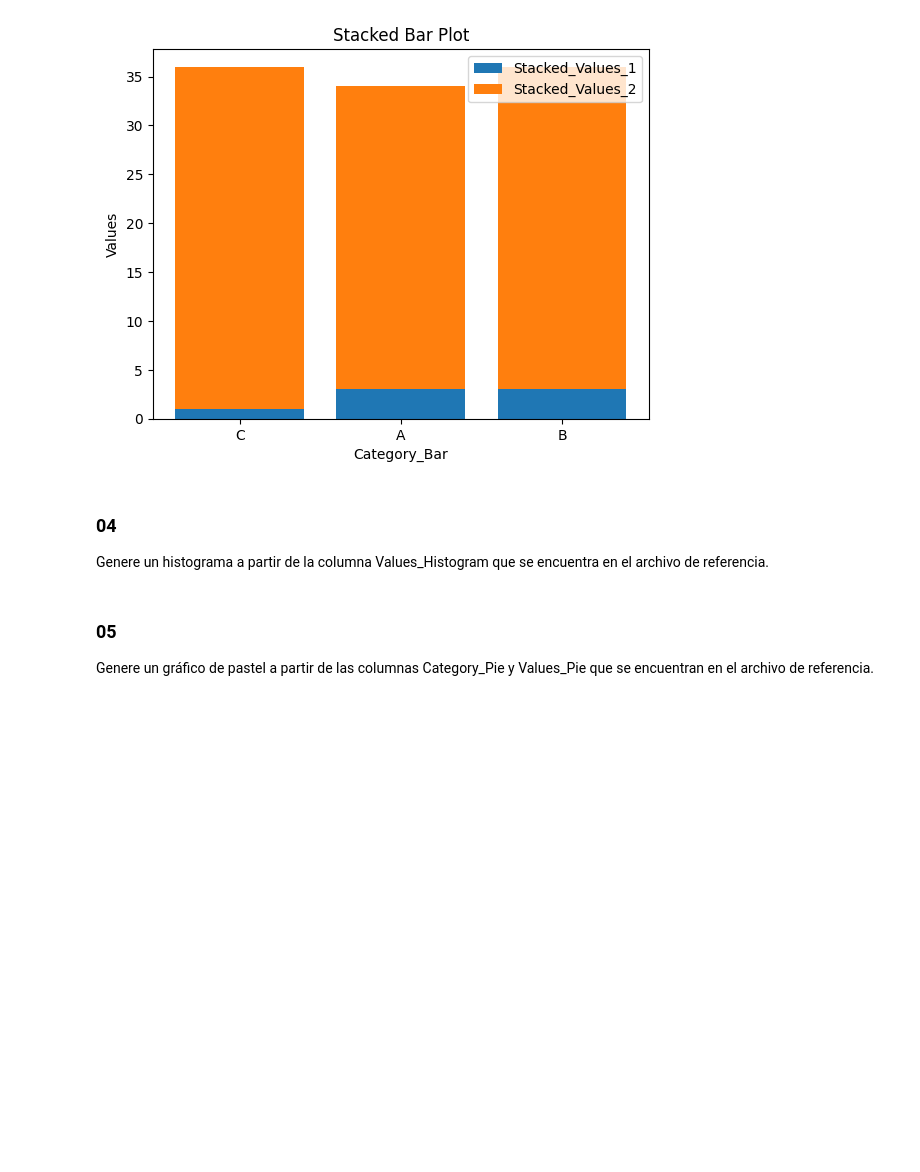
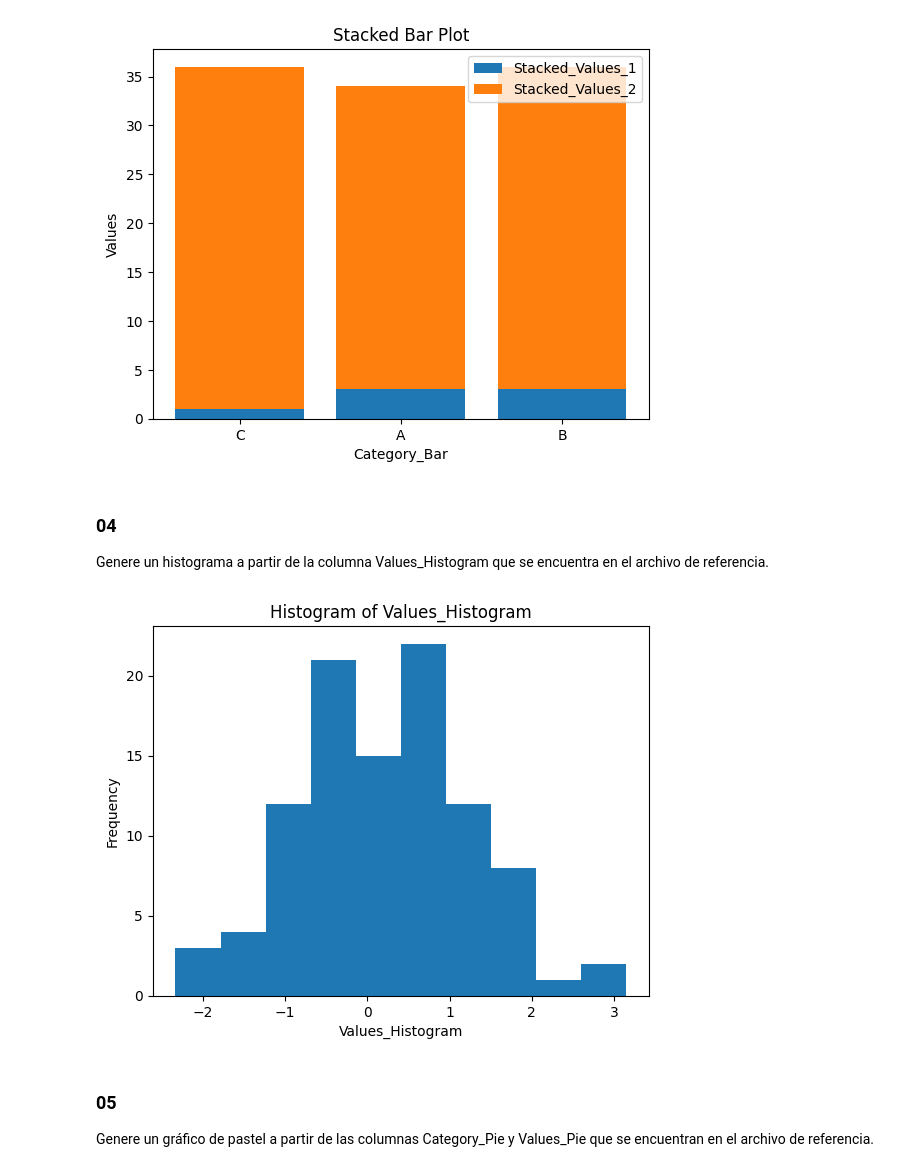
Before and after one commit to jgrajalesa/Talleres_PPI, a Jupyter notebook: Taller_04_Matplotlib.ipynb, the cells around one changed output. Cells and saved outputs as stored; diff of their text form; code cells hidden in the pictures; blank space fills up the shorter version.

```diff
--- a/Taller_04_Matplotlib.ipynb
+++ b/Taller_04_Matplotlib.ipynb
@@ -847,3 +845,19 @@ plt.show()
+# %%
+# Importar las librerias necesarias
+import matplotlib.pyplot as plt
+
+# Crear el histograma
+plt.hist(df['Values_Histogram'])
+
+# Agregar etiquetas y título
+plt.xlabel('Values_Histogram')
+plt.ylabel('Frequency')
+plt.title('Histogram of Values_Histogram')
+
+# Mostrar el gráfico
+plt.show()
+# %% [output]
+[figure, added]
 # %% [markdown]
 ### 05
 Genere un gráfico de pastel a partir de las columnas Category_Pie y Values_Pie que se encuentran en el archivo de referencia.
```
Also changed, not shown: parts of 1 cell of this notebook.
